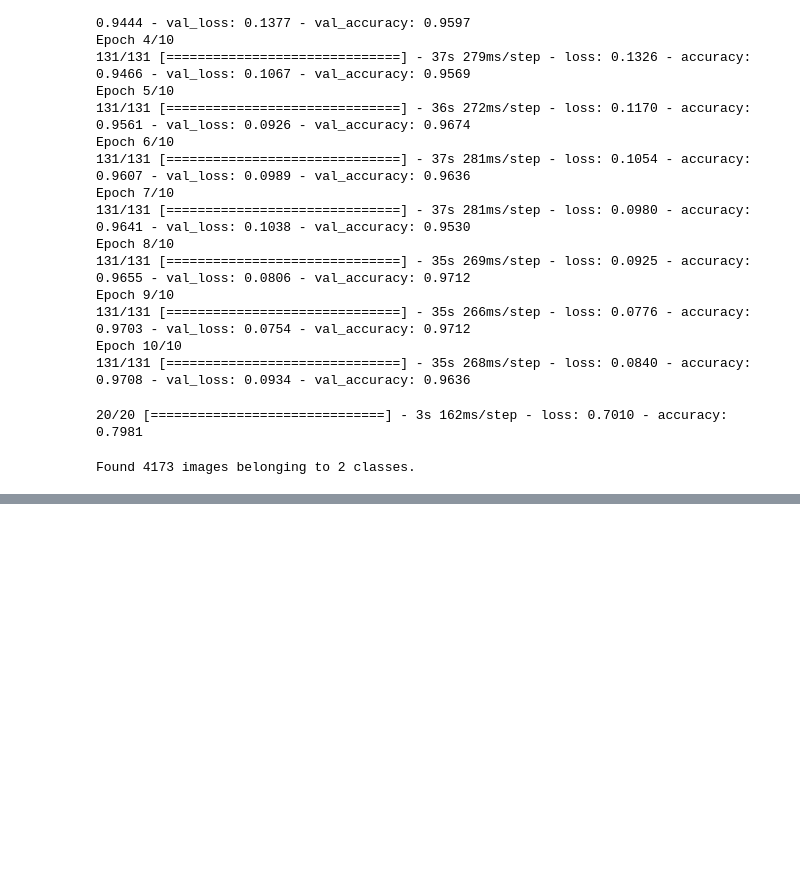
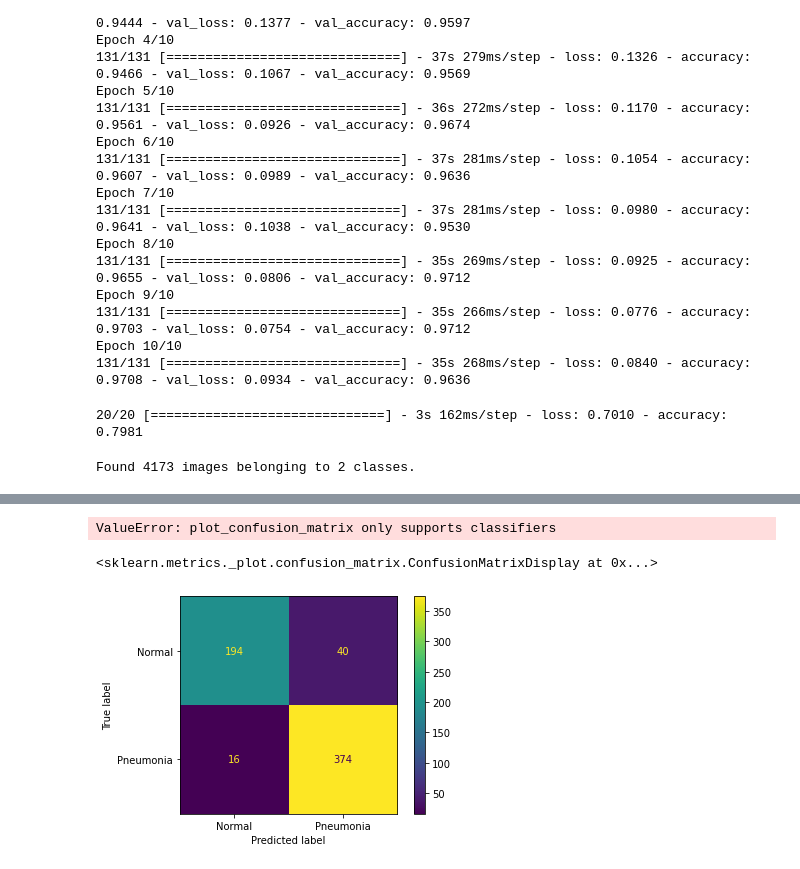
Before and after one commit to ZenBurrito/Pediatric-Pneumonia-Image-Classification, a Jupyter notebook: DanielNB.ipynb, the cells around one changed output, grey strips where cells are left out. Cells and saved outputs as stored; diff of their text form; code cells hidden in the pictures; blank space fills up the shorter version.

Commit message:
final model

```diff
--- a/DanielNB.ipynb
+++ b/DanielNB.ipynb
@@ -418,6 +338,7 @@ train_datagen_aug = ImageDataGenerator(rescale=1./255,
                                    shear_range=0.2,
                                    zoom_range=0.2,
                                    horizontal_flip=True,
+                                   vertical_flip=True,
                                    fill_mode='nearest')
 
 train_set_aug = train_datagen_aug.flow_from_directory(train_path, target_size=(64, 64),
@@ -502,6 +389,6 @@ _________________________________________________________________
 cnn4_history = cnn4_model.fit(train_set_aug,
                     epochs=30,
                     batch_size=32,
-                    validation_data=validation_set2)
+                    validation_data=validation_set)
 # %% [output]
 Epoch 1/30
@@ -532,0 +420,5 @@ cnn4_model.evaluate(test_set2)
+# %%
+y_pred = cnn4_model.predict(test_set)
+# %%
+y_pred = (y_pred>0.5).astype(np.int)
+y_pred
@@ -532,0 +454,9 @@ cnn4_model.evaluate(test_set2)
+# %%
+plot_confusion_matrix(cnn4_model, test_set.classes, y_pred)
+# %% [output]
+ValueError: plot_confusion_matrix only supports classifiers
+# %%
+display(ConfusionMatrixDisplay(confusion_matrix(test_set.classes, y_pred), display_labels=['Normal', 'Pneumonia']).plot());
+# %% [output]
+<sklearn.metrics._plot.confusion_matrix.ConfusionMatrixDisplay at 0x...>
+[figure, added]
```
Also changed, not shown: parts of 44 cells of this notebook, 1 other file.
